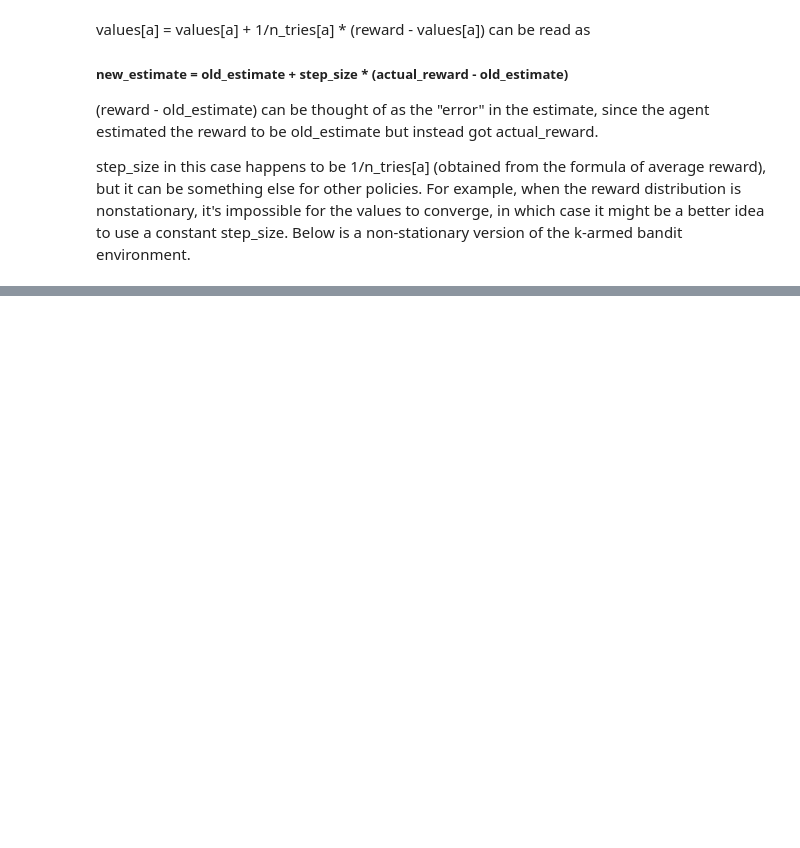
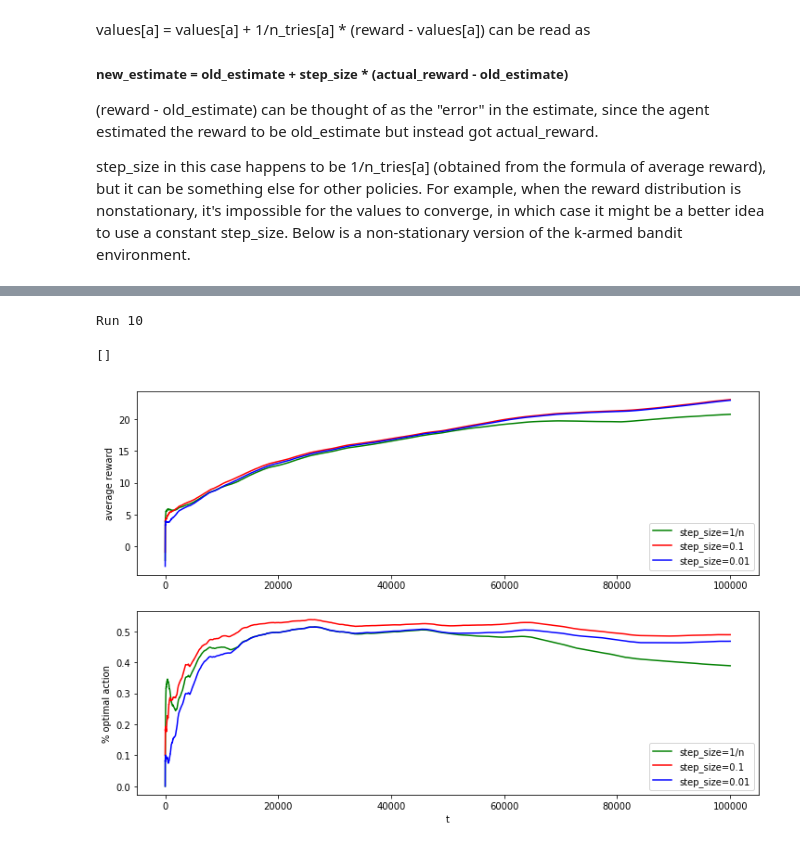
Before and after one commit to betapolaris/learning-reinforcement-learning, a Jupyter notebook: k_armed_bandit.ipynb, the cells around one changed output, grey strips where cells are left out. Cells and saved outputs as stored; diff of their text form; code cells hidden in the pictures; blank space fills up the shorter version.

```diff
--- a/k_armed_bandit.ipynb
+++ b/k_armed_bandit.ipynb
@@ -477,0 +481,67 @@ np.random.normal(0, 0.1)
+# %%
+# Multiple comparison runs
+
+reset_seed(42)
+
+n_runs = 10
+n_actions = 10
+max_steps = 100000
+
+agents = [ValueAgent(epsilon=0.1, n_actions=n, step_size_fn=lambda x: 1/x),  # step_size = 1/n
+          ValueAgent(epsilon=0.1, n_actions=n, step_size_fn=lambda x: 0.1),  # step_size = 0.1
+          ValueAgent(epsilon=0.1, n_actions=n, step_size_fn=lambda x: 0.01)  # step_size = 0.01
+         ]
+
+total_rewards = np.zeros(shape=(len(agents), max_steps))
+total_optimal_actions = np.zeros(shape=(len(agents), max_steps))
+
+for run in range(n_runs):
+    print("\rRun {}".format(run + 1), end="")
+
+    mu = [np.random.uniform(-10, 10) for _ in range(n_actions)]
+    sigma = [np.random.uniform(0, 5) for _ in range(n_actions)]
+
+    env = MovingBandit(mu, sigma, shift_fn=partial(np.random.normal, 0, 0.1))
+
+    for agent in agents:
+        agent.reset_memory()
+
+    for step in range(max_steps):
+        optimal_action = env.optimal_action()
+        for agent_index, agent in enumerate(agents):
+            action = agent.epsilon_greedy()
+            reward = env.step(action)
+            total_rewards[agent_index, step] += reward
+            total_optimal_actions[agent_index, step] += (action == optimal_action)
+            agent.update_memory(action, reward)
+        env.shift_rewards()
+
+for step in range(1, max_steps):
+    for agent_index, _ in enumerate(agents):
+        total_rewards[agent_index, step] += total_rewards[agent_index, step - 1]
+        total_optimal_actions[agent_index, step] += total_optimal_actions[agent_index, step - 1]
+
+average_rewards = total_rewards / (np.arange(max_steps) + 1) / n_runs
+average_optimal_actions = total_optimal_actions / (np.arange(max_steps) + 1) / n_runs
+
+plt.figure(figsize=(12, 8))
+plt.subplot(2, 1, 1)
+plt.plot(np.arange(max_steps), average_rewards[0], 'g-', label="step_size=1/n")
+plt.plot(np.arange(max_steps), average_rewards[1], 'r-', label="step_size=0.1")
+plt.plot(np.arange(max_steps), average_rewards[2], 'b-', label="step_size=0.01")
+plt.legend(loc="lower right")
+plt.ylabel("average reward")
+
+plt.subplot(2, 1, 2)
+plt.plot(np.arange(max_steps), average_optimal_actions[0], 'g-', label="step_size=1/n")
+plt.plot(np.arange(max_steps), average_optimal_actions[1], 'r-', label="step_size=0.1")
+plt.plot(np.arange(max_steps), average_optimal_actions[2], 'b-', label="step_size=0.01")
+plt.legend(loc="lower right")
+plt.xlabel("t")
+plt.ylabel("% optimal action")
+
+plt.plot()
+# %% [output]
+Run 10
+[]
+[figure, added]
```
Also changed, not shown: parts of 4 cells of this notebook.
